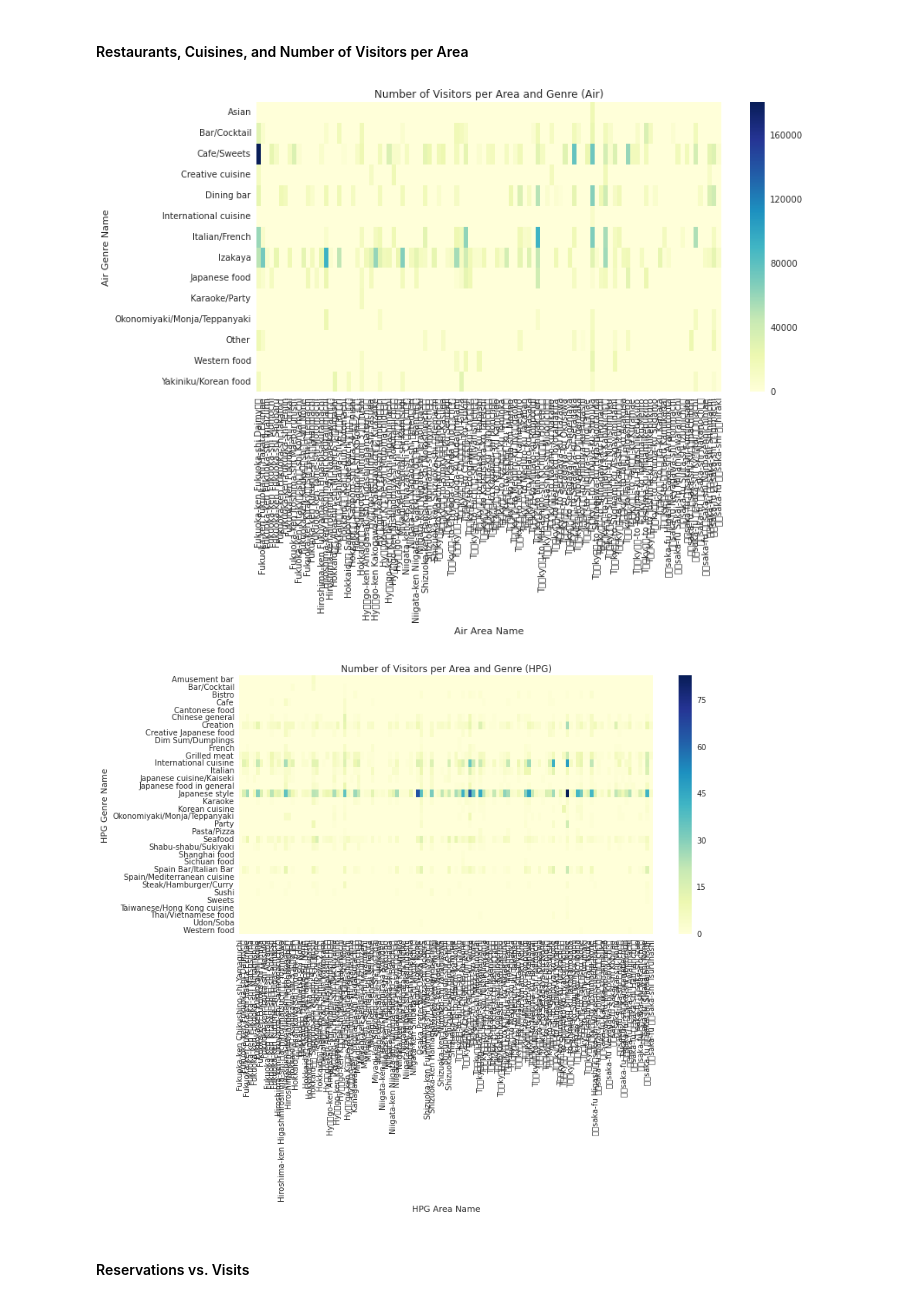
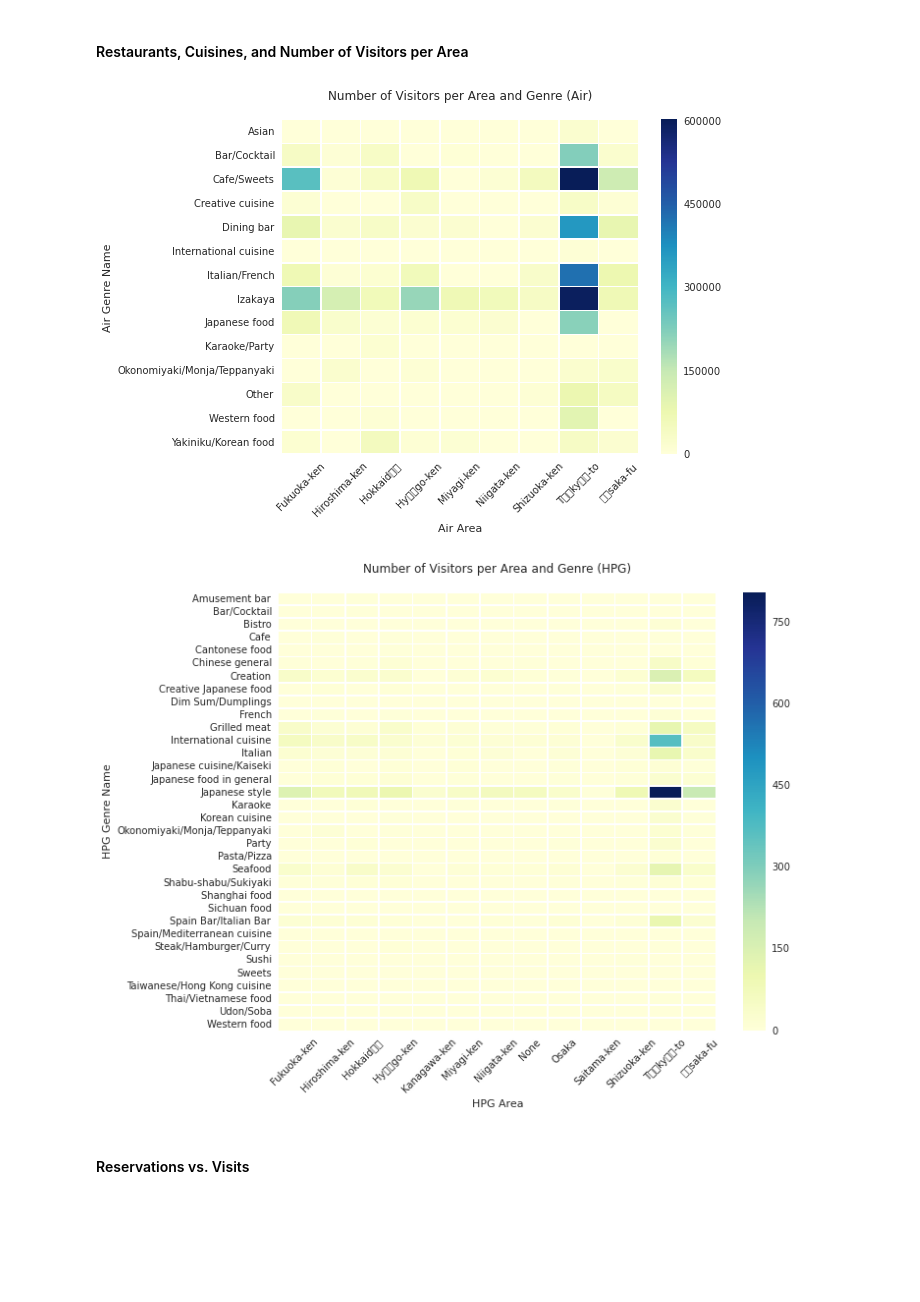
Before and after one commit to KirosG/RestaurantVisitorForecasting, a Jupyter notebook: RestaurantVisitorForecasting.ipynb, the cells around one changed output. Saved outputs shown, nothing was run; the diff lists cells and outputs as text; code cells hidden in the pictures; blank space fills up the shorter version.

Commit message:
Fix heatmaps

```diff
--- a/RestaurantVisitorForecasting.ipynb
+++ b/RestaurantVisitorForecasting.ipynb
@@ -274,13 +276,10 @@ plt.show()
 # %% [output]
 [figure]
 # %%
-air_visit_data = air_visit_data.merge(date_info,
-                                      left_on='visit_date',
-                                      right_on='calendar_date')
+air_visit_data = air_visit_data.merge(date_info,left_on='visit_date', right_on='calendar_date')
 day = air_visit_data.groupby('day_of_week')['visitors'].median()
 day = pd.DataFrame(day)
-week = ['Sunday', 'Monday', 'Tuesday', 'Wednesday',
-        'Thursday', 'Friday', 'Saturday']
+week = ['Sunday', 'Monday', 'Tuesday', 'Wednesday', 'Thursday', 'Friday', 'Saturday']
 day = day.reindex([week])
 day.index.rename('Day of Week', inplace=True)
 # %%
@@ -557,34 +520,39 @@ import sys
 # %%
+import sys
 resto = air_store_info.merge(air_visit_data, on='air_store_id')
 resto = resto[['air_genre_name', 'air_area_name', 'visitors']]
-resto = pd.DataFrame(resto.groupby(['air_genre_name', 'air_area_name'])['visitors'].agg('sum')).reset_index()
-resto = resto.pivot('air_genre_name', 'air_area_name', 'visitors').fillna(0)
+resto['area_name'] = [n[0] for n in resto.air_area_name.str.split(' ').values]
+resto = pd.DataFrame(resto.groupby(['air_genre_name', 'area_name'])['visitors'].agg('sum')).reset_index()
+resto = resto.pivot('air_genre_name', 'area_name', 'visitors').fillna(0)
 reload(sys)
 sys.setdefaultencoding('utf8')
-plt.figure(figsize=(12,6))
-ax = sns.heatmap(resto, cmap='YlGnBu')
-plt.title('Number of Visitors per Area and Genre (Air)')
-plt.xlabel('Air Area Name')
+plt.figure(figsize=(8,6))
+ax = sns.heatmap(resto, cmap='YlGnBu', cbar_kws={"orientation": "vertical"}, linewidths=0.2)
+plt.title('Number of Visitors per Area and Genre (Air)\n')
+plt.xlabel('Air Area')
 plt.ylabel('Air Genre Name')
+plt.xticks(rotation=45)
 plt.show()
 # %% [output]
-[figure, old version]
+[figure, new version]
 # %%
 hpg_sub = hpg_store_info[['hpg_genre_name', 'hpg_area_name']]
-df = pd.DataFrame(hpg_sub.groupby(['hpg_area_name', 'hpg_genre_name']).size())
+hpg_sub['area_name'] = [n[0] for n in hpg_sub.hpg_area_name.str.split(' ').values]
+df = pd.DataFrame(hpg_sub.groupby(['area_name', 'hpg_genre_name']).size())
 df.columns = ['count']
 df = df.reset_index()
-df = df.pivot('hpg_genre_name', 'hpg_area_name', 'count').fillna(0)
+df = df.pivot('hpg_genre_name', 'area_name', 'count').fillna(0)
 reload(sys)
 sys.setdefaultencoding('utf8')
-plt.figure(figsize=(12,6))
-ax = sns.heatmap(df, cmap='YlGnBu')
-plt.title('Number of Visitors per Area and Genre (HPG)')
-plt.xlabel('HPG Area Name')
+plt.figure(figsize=(10,8))
+ax = sns.heatmap(df, cmap='YlGnBu', linecolor='white', linewidths=0.2)
+plt.title('Number of Visitors per Area and Genre (HPG)\n')
+plt.xlabel('HPG Area')
 plt.ylabel('HPG Genre Name')
+plt.xticks(rotation=45)
 plt.show()
 # %% [output]
-[figure, old version]
+[figure, new version]
 # %% [markdown]
 #### Reservations vs. Visits
 # %%
```
Also changed, not shown: parts of 38 cells of this notebook, 1 other file.
